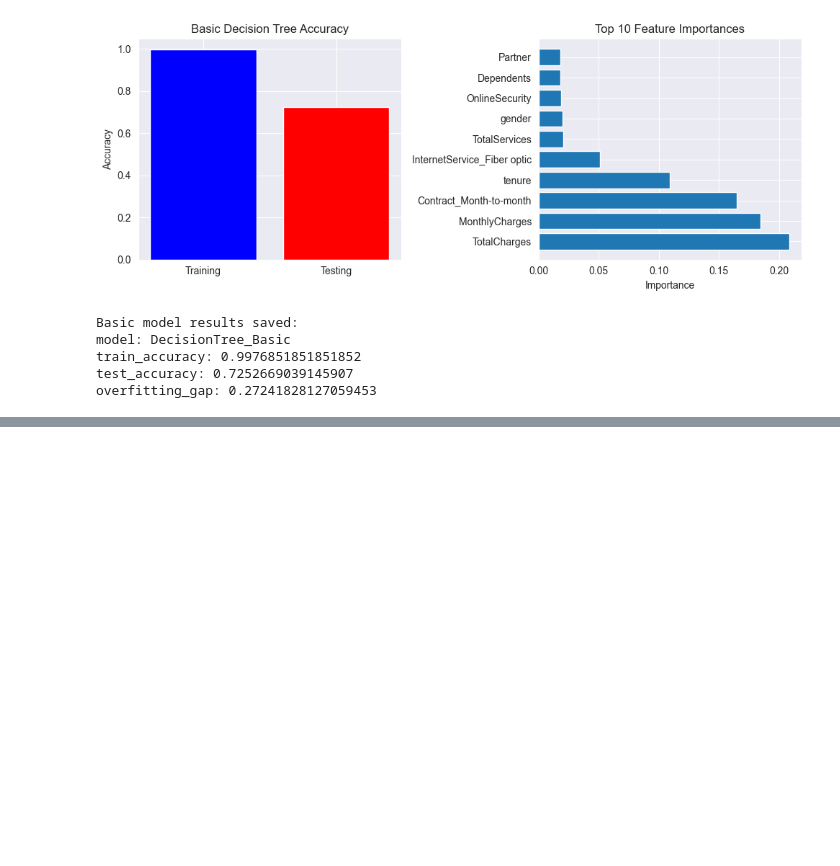
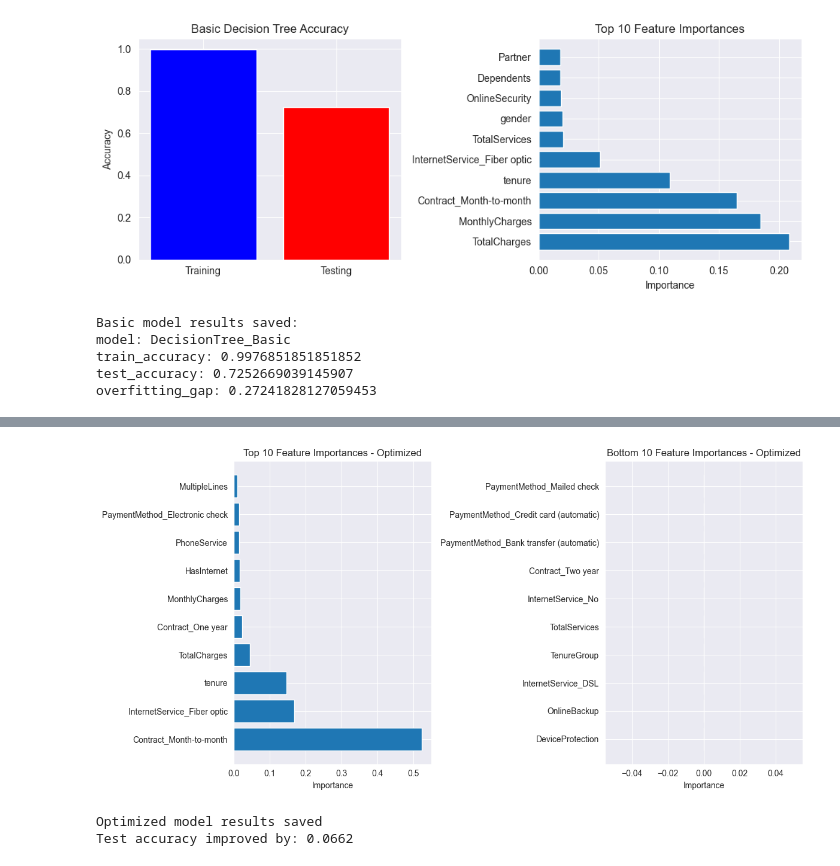
Before and after one commit to arosharandew/Machine-learning, a Jupyter notebook: decision_tree.ipynb, the cells around one changed output, grey strips where cells are left out. Cells and saved outputs as stored; diff of their text form; code cells hidden in the pictures; blank space fills up the shorter version.

```diff
--- a/decision_tree.ipynb
+++ b/decision_tree.ipynb
@@ -167,0 +286,39 @@ overfitting_gap: 0.27241828127059453
+# %%
+plt.figure(figsize=(12, 6))
+
+feature_importance_opt = pd.DataFrame({
+    'feature': X.columns,
+    'importance': dt_optimized.feature_importances_
+}).sort_values('importance', ascending=False)
+
+plt.subplot(1, 2, 1)
+plt.barh(feature_importance_opt.head(10)['feature'],
+         feature_importance_opt.head(10)['importance'])
+plt.title('Top 10 Feature Importances - Optimized')
+plt.xlabel('Importance')
+
+plt.subplot(1, 2, 2)
+plt.barh(feature_importance_opt.tail(10)['feature'],
+         feature_importance_opt.tail(10)['importance'])
+plt.title('Bottom 10 Feature Importances - Optimized')
+plt.xlabel('Importance')
+
+plt.tight_layout()
+plt.show()
+# %% [output]
+[figure, added]
+# %%
+optimized_results = {
+    'model': 'DecisionTree_Optimized',
+    'best_params': best_params,
+    'train_accuracy': train_accuracy_opt,
+    'test_accuracy': test_accuracy_opt,
+    'overfitting_gap': train_accuracy_opt - test_accuracy_opt,
+    'feature_importance': feature_importance_opt.head(10).to_dict()
+}
+
+print("Optimized model results saved")
+print(f"Test accuracy improved by: {test_accuracy_opt - basic_results['test_accuracy']:.4f}")
+# %% [output]
+Optimized model results saved
+Test accuracy improved by: 0.0662
```
Also changed, not shown: parts of 9 cells of this notebook.
